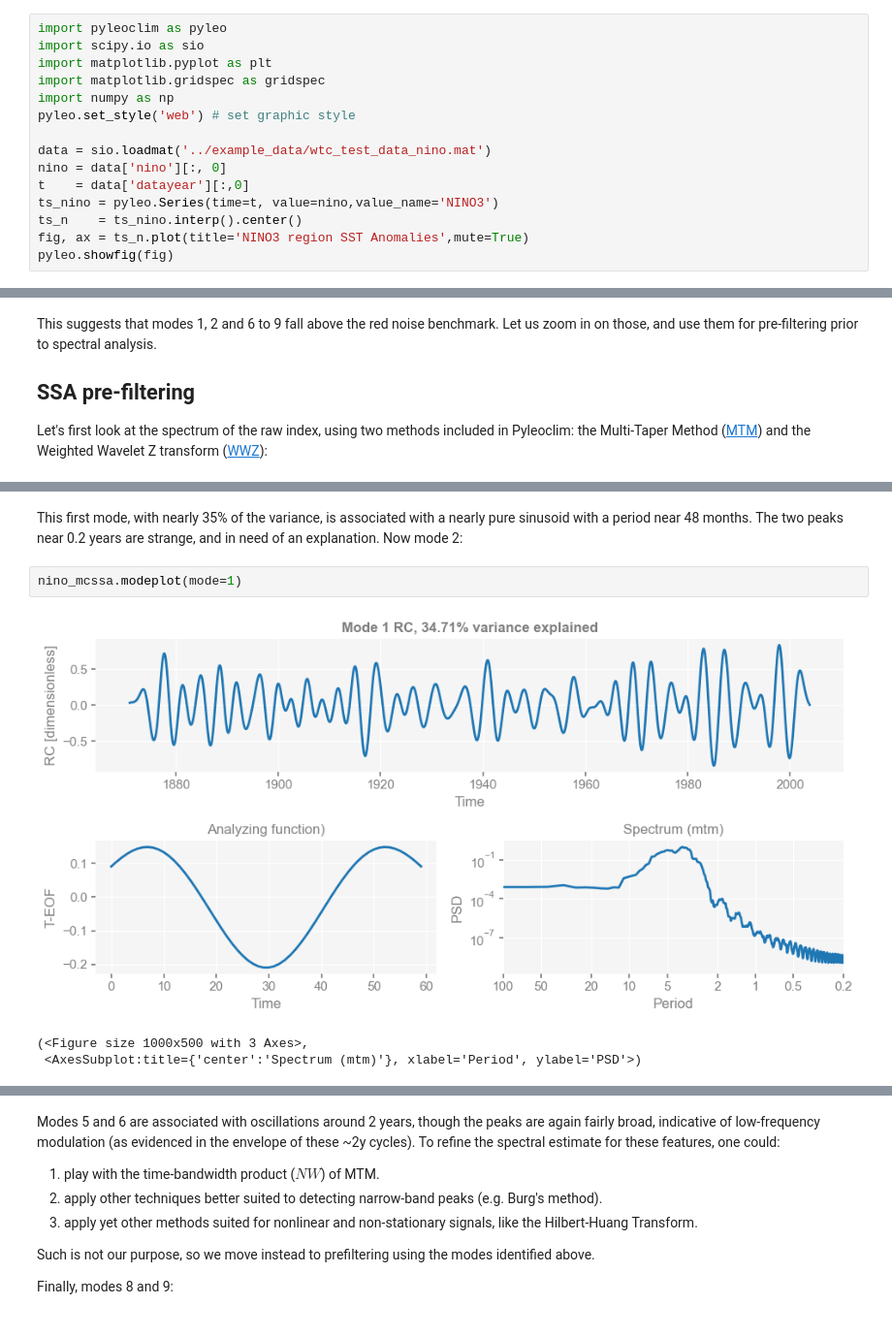
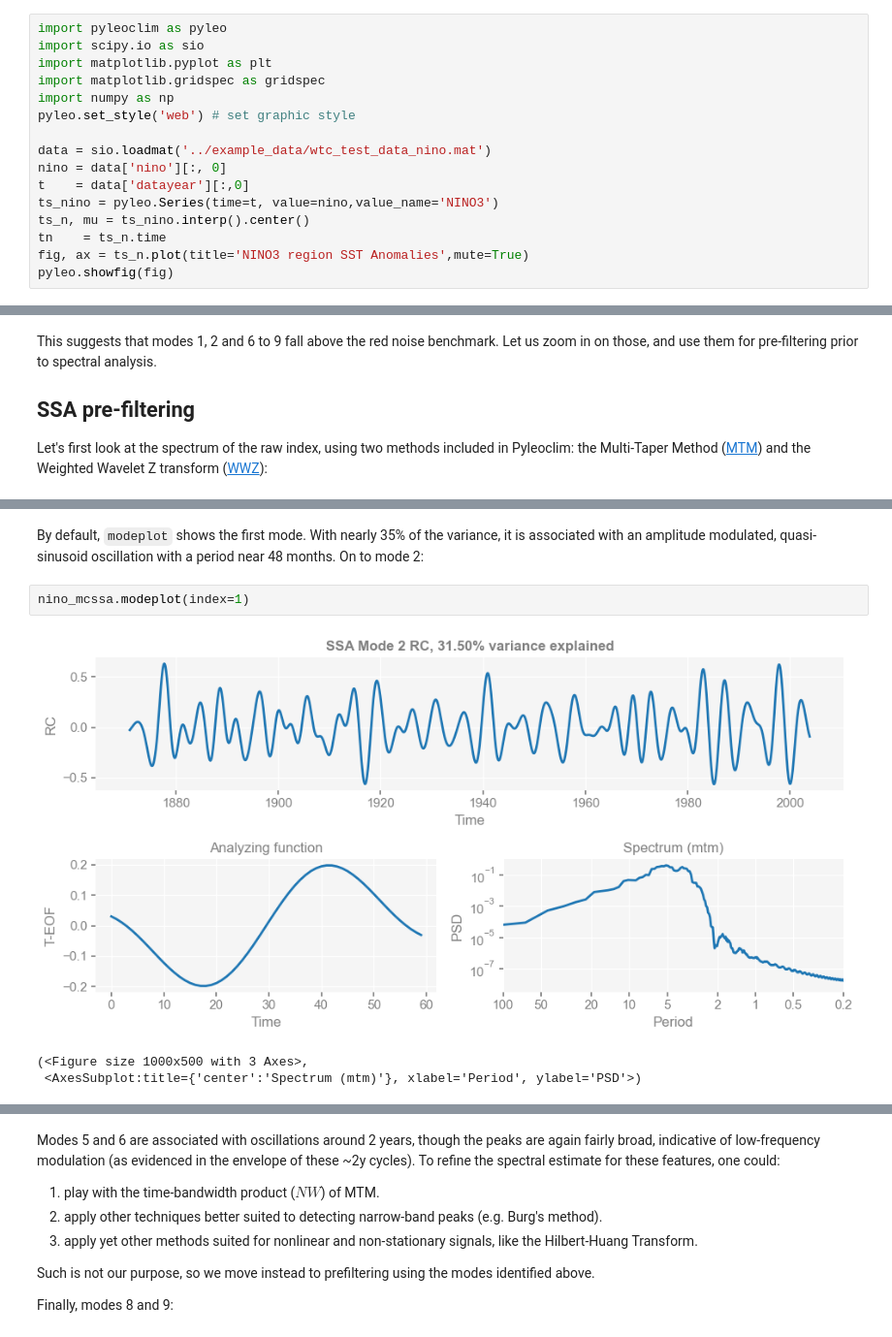
Before and after one commit to LinkedEarth/Pyleoclim_util, a Jupyter notebook: example_notebooks/singular_spectrum_analysis.ipynb, the cells around one changed output, grey strips where cells are left out. Shown at 97% size. Cells and saved outputs as stored; diff of their text form.

```diff
--- a/example_notebooks/singular_spectrum_analysis.ipynb
+++ b/example_notebooks/singular_spectrum_analysis.ipynb
@@ -26,7 +26,8 @@ data = sio.loadmat('../example_data/wtc_test_data_nino.mat')
 nino = data['nino'][:, 0]
 t    = data['datayear'][:,0]
 ts_nino = pyleo.Series(time=t, value=nino,value_name='NINO3')
-ts_n    = ts_nino.interp().center()
+ts_n, mu = ts_nino.interp().center()
+tn    = ts_n.time
 fig, ax = ts_n.plot(title='NINO3 region SST Anomalies',mute=True)
 pyleo.showfig(fig)
 # %% [output]
@@ -152,11 +152,11 @@ nino_mcssa.modeplot(mode=0)
 (<Figure size 1000x500 with 3 Axes>,
  <AxesSubplot:title={'center':'Spectrum (mtm)'}, xlabel='Period', ylabel='PSD'>)
 # %% [markdown]
-This first mode, with nearly 35% of the variance, is associated with a nearly pure sinusoid with a period near 48 months. The two peaks near 0.2 years are strange, and in need of an explanation.  Now mode 2:
+By default, `modeplot` shows the first mode. With nearly 35% of the variance, it is associated with an amplitude modulated, quasi-sinusoid oscillation with a period near 48 months. On to mode 2:
 # %%
-nino_mcssa.modeplot(mode=1)
+nino_mcssa.modeplot(index=1)
 # %% [output]
-[figure, old version]
+[figure, new version]
 (<Figure size 1000x500 with 3 Axes>,
  <AxesSubplot:title={'center':'Spectrum (mtm)'}, xlabel='Period', ylabel='PSD'>)
 # %% [markdown]
```
Also changed, not shown: parts of 32 cells of this notebook, 2 other files.
